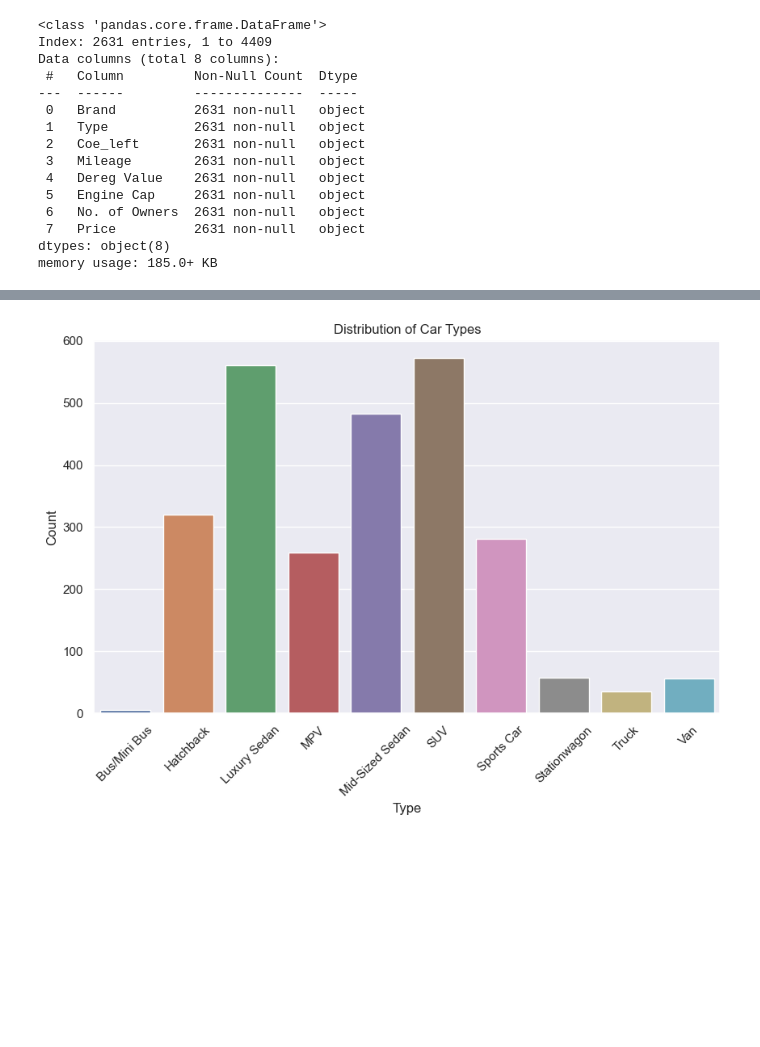
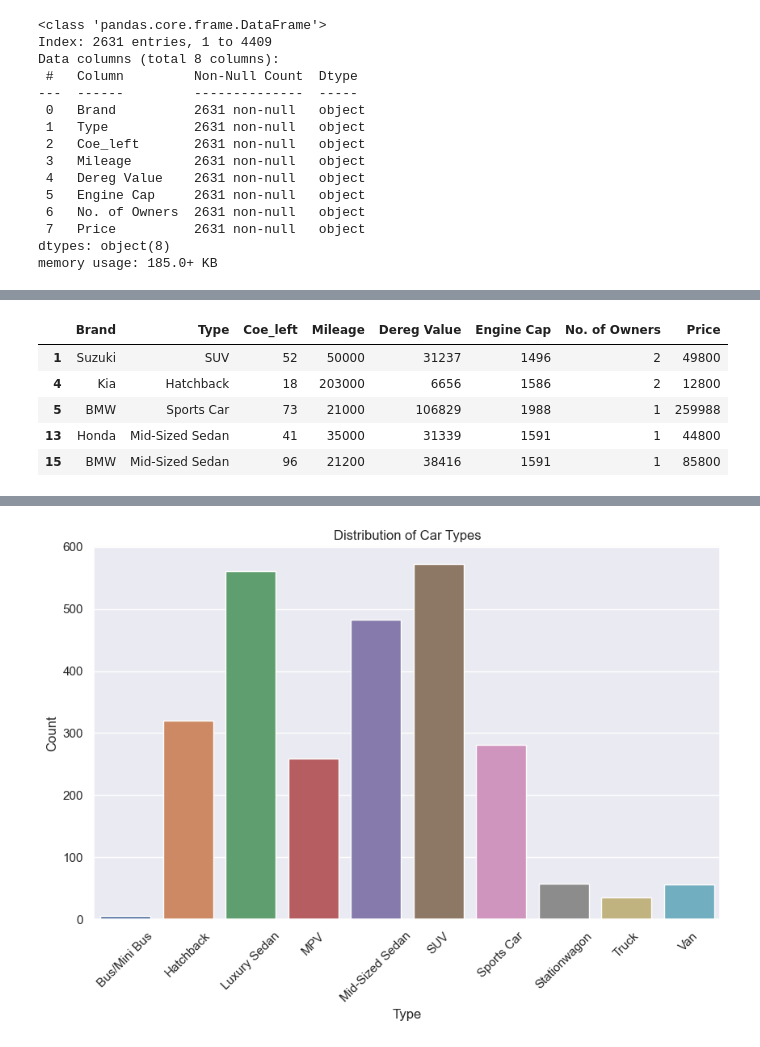
Before and after one commit to Encogt/SC1015-Grp-2, a Jupyter notebook: Project Jun Wei.ipynb, the cells around one changed output, grey strips where cells are left out. Saved outputs shown, nothing was run; the diff lists cells and outputs as text; code cells hidden in the pictures; blank space fills up the shorter version.

```diff
--- a/Project Jun Wei.ipynb
+++ b/Project Jun Wei.ipynb
@@ -221,4 +145,31 @@ Cadillac           1
 Name: count, dtype: int64
+# %%
+# Function to convert COE left to months
+def coe_to_months(coe):
+    if isinstance(coe, str):
+        coe_parts = coe.split()
+        total_months = 0
+        for part in coe_parts:
+            if 'yr' in part or 'yrs' in part:
+                total_months += int(part.strip('yrs').strip('yr')) * 12
+            elif 'mth' in part or 'mths' in part:
+                total_months += int(part.strip('mths').strip('mth'))
+        return total_months
+    else:
+        return np.nan
+
+# Convert 'Coe_left' to months
+carData['Coe_left'] = carData['Coe_left'].apply(coe_to_months)
+
+# Display the modified DataFrame
+carData.head()
+# %% [output]
+|  | Brand | Type | Coe_left | Mileage | Dereg Value | Engine Cap | No. of Owners | Price |
+| 1 | Suzuki | SUV | 52 | 50000 | 31237 | 1496 | 2 | 49800 |
+| 4 | Kia | Hatchback | 18 | 203000 | 6656 | 1586 | 2 | 12800 |
+| 5 | BMW | Sports Car | 73 | 21000 | 106829 | 1988 | 1 | 259988 |
+| 13 | Honda | Mid-Sized Sedan | 41 | 35000 | 31339 | 1591 | 1 | 44800 |
+| 15 | BMW | Mid-Sized Sedan | 96 | 21200 | 38416 | 1591 | 1 | 85800 |
 # %%
 carData.columns
 # %% [output]
```
Also changed, not shown: parts of 17 cells of this notebook.
